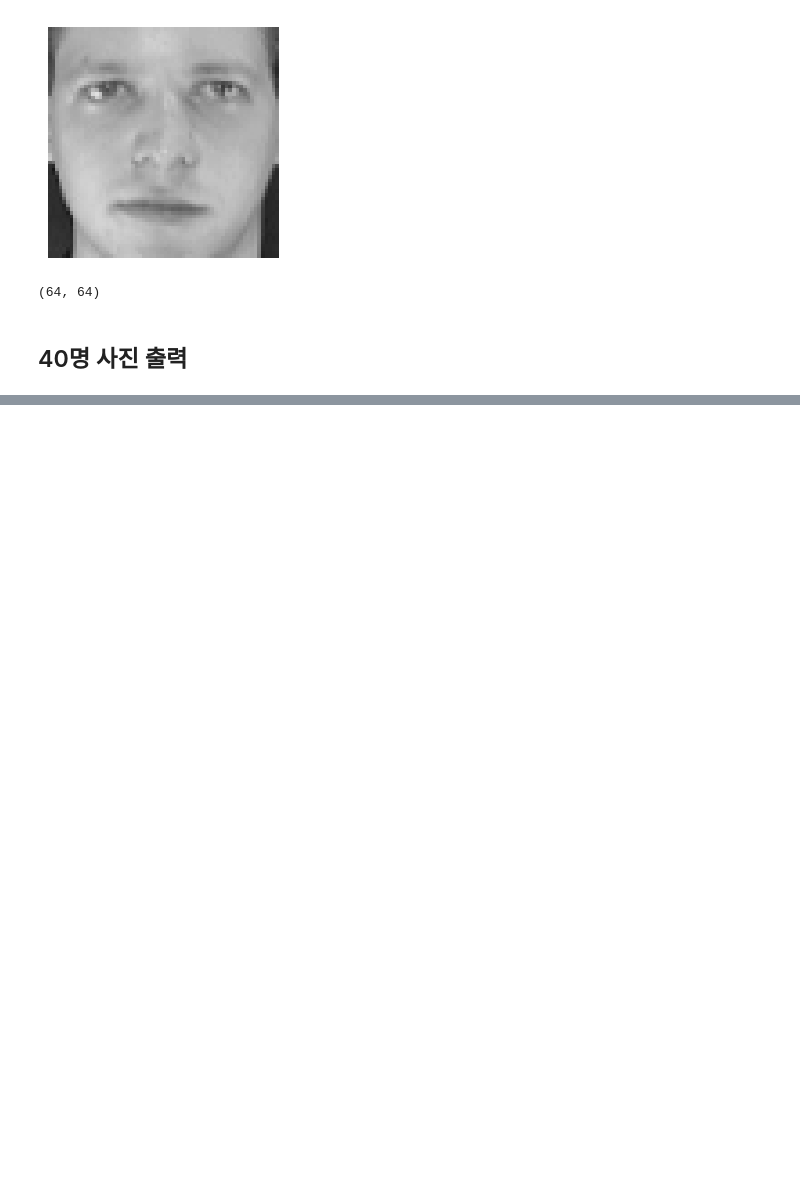
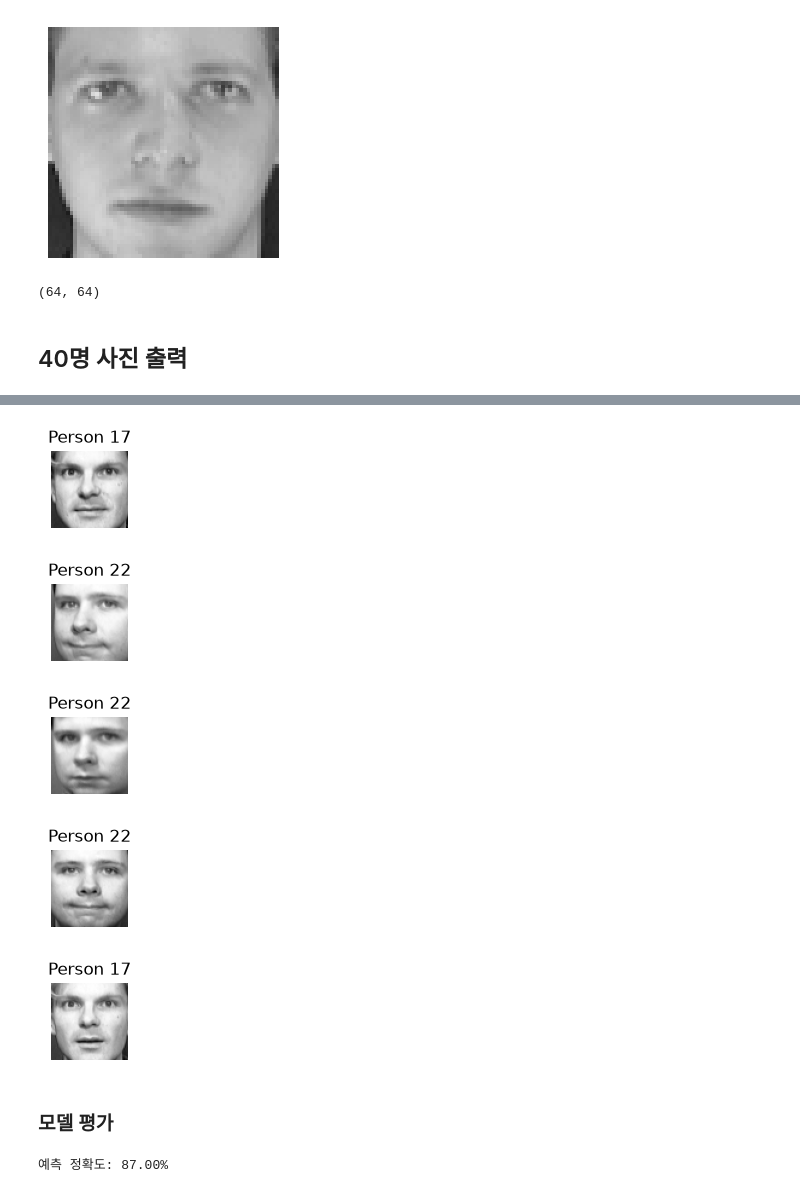
Before and after one commit to koda0909/DATA_TITANIC, a Jupyter notebook: 04_knn.ipynb, the cells around one changed output, grey strips where cells are left out. Cells and saved outputs as stored; diff of their text form; code cells hidden in the pictures; blank space fills up the shorter version.

```diff
--- a/04_knn.ipynb
+++ b/04_knn.ipynb
@@ -82,0 +99,14 @@ faces.images[0].shape
+# %%
+# KNN 학습
+import numpy as np
+from sklearn.datasets import fetch_olivetti_faces
+from sklearn.neighbors import KNeighborsClassifier
+
+# 섞이지 않은 원본(0번 10장, ... , 39번 10장)
+faces = fetch_olivetti_faces(data_home="./datasets")
+
+X = faces.data    # (400, 4096) 한장의 사진(64X64) 펼친 데이터
+y = faces.target  # (400,)   정답: 몇번쨰 사람인가 Index
+
+print("X:", X.shape)
+print("y:", y.shape)
@@ -82,0 +179,40 @@ faces.images[0].shape
+# %%
+for i in range(K):
+    j = idx[0][i] # [17, 22, 22, 22, 17]
+
+    plt.figure(figsize=(1,1))
+    plt.imshow(X_known[j].reshape(64,64), cmap="gray")
+    plt.title(f"Person {y_known[j]}")
+    plt.axis("off")
+    plt.show()
+# %% [output]
+[figure, added]
+[figure, added]
+[figure, added]
+[figure, added]
+[figure, added]
+# %% [markdown]
+### 모델 평가
+# %%
+from sklearn.model_selection import train_test_split
+from sklearn.neighbors import KNeighborsClassifier
+
+# 전체 사진을 학습용과 테스트용으로 분리
+X_train, X_test, y_train, y_test = train_test_split(
+    faces.data,            # 사진데이터 : 각 사진을 한줄로 펼친값 (400, 4096)
+    faces.target,          # 정답데이터 : 각 사진의 사람 번호 (0..39)
+    test_size=0.25,        # 전체 사진 중 25%를 테스트용으로 분리
+    random_state=42,
+    stratify=faces.target  # 각 사람의 사진 비율을 비슷하게 유지
+)
+
+K = 5
+model = KNeighborsClassifier(n_neighbors=K)
+model.fit(X_train, y_train)
+
+# 모델이 처음보는 테스트 사진으로 정확도 평가
+accuracy = model.score(X_test, y_test)
+
+print(f"예측 정확도: {accuracy:.2%}")
+# %% [output]
+예측 정확도: 87.00%
```
Also changed, not shown: parts of 8 cells of this notebook, 1 other file.
